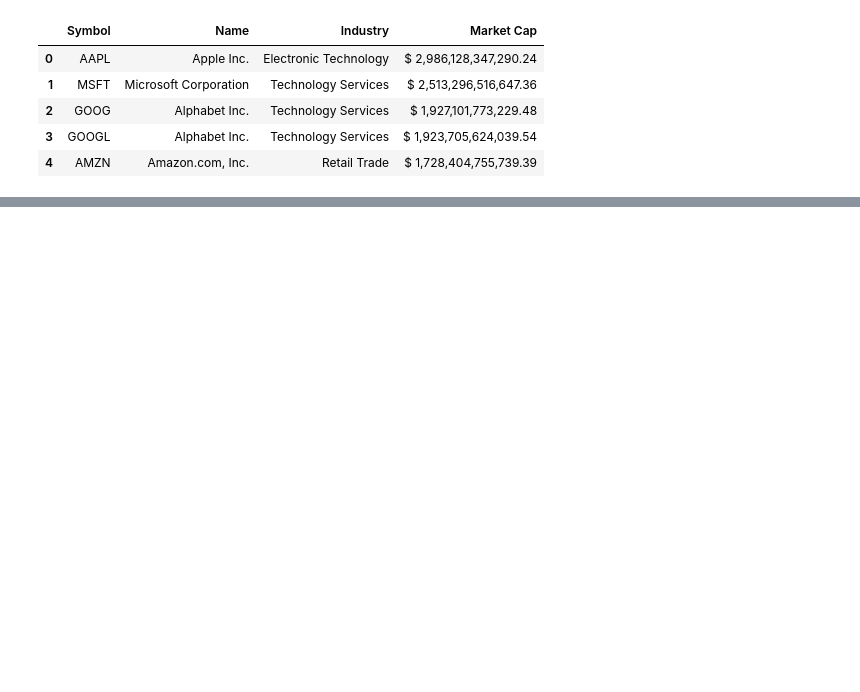
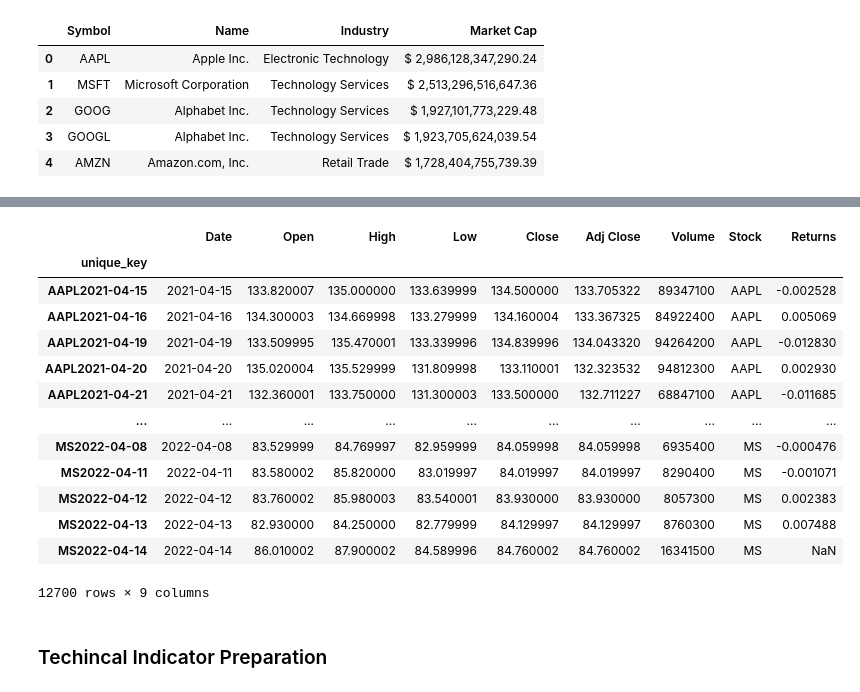
Before and after one commit to Dfranta1/NW_Fintech_Project3, a Jupyter notebook: Indicators.ipynb, the cells around one changed output, grey strips where cells are left out. Drawn from its saved outputs; the diff is of its cells as text; code cells hidden in the pictures; blank space fills up the shorter version.

```diff
--- a/Indicators.ipynb
+++ b/Indicators.ipynb
@@ -192,0 +71,6 @@ plt.plot(dom_cyc_phs)
+# %%
+# Create "Returns" column
+returns_df = pd.DataFrame()
+returns_df = pd.DataFrame(df_stock_data["Adj Close"].pct_change().shift(-1))
+returns_df = returns_df.rename(columns = {"Adj Close": "Returns"})
+returns_df
@@ -192,0 +92,20 @@ plt.plot(dom_cyc_phs)
+# %%
+df_stock_data = pd.concat([df_stock_data,returns_df],join = 'outer',axis = 1)
+df_stock_data
+# %% [output]
+|  | Date | Open | High | Low | Close | Adj Close | Volume | Stock | Returns |
+| unique_key |  |  |  |  |  |  |  |  |  |
+| AAPL2021-04-15 | 2021-04-15 | 133.820007 | 135.000000 | 133.639999 | 134.500000 | 133.705322 | 89347100 | AAPL | -0.002528 |
+| AAPL2021-04-16 | 2021-04-16 | 134.300003 | 134.669998 | 133.279999 | 134.160004 | 133.367325 | 84922400 | AAPL | 0.005069 |
+| AAPL2021-04-19 | 2021-04-19 | 133.509995 | 135.470001 | 133.339996 | 134.839996 | 134.043320 | 94264200 | AAPL | -0.012830 |
+| AAPL2021-04-20 | 2021-04-20 | 135.020004 | 135.529999 | 131.809998 | 133.110001 | 132.323532 | 94812300 | AAPL | 0.002930 |
+| AAPL2021-04-21 | 2021-04-21 | 132.360001 | 133.750000 | 131.300003 | 133.500000 | 132.711227 | 68847100 | AAPL | -0.011685 |
+| ... | ... | ... | ... | ... | ... | ... | ... | ... | ... |
+| MS2022-04-08 | 2022-04-08 | 83.529999 | 84.769997 | 82.959999 | 84.059998 | 84.059998 | 6935400 | MS | -0.000476 |
+| MS2022-04-11 | 2022-04-11 | 83.580002 | 85.820000 | 83.019997 | 84.019997 | 84.019997 | 8290400 | MS | -0.001071 |
+| MS2022-04-12 | 2022-04-12 | 83.760002 | 85.980003 | 83.540001 | 83.930000 | 83.930000 | 8057300 | MS | 0.002383 |
+| MS2022-04-13 | 2022-04-13 | 82.930000 | 84.250000 | 82.779999 | 84.129997 | 84.129997 | 8760300 | MS | 0.007488 |
+| MS2022-04-14 | 2022-04-14 | 86.010002 | 87.900002 | 84.589996 | 84.760002 | 84.760002 | 16341500 | MS | NaN |
+12700 rows × 9 columns
+# %% [markdown]
+### Techincal Indicator Preparation
```
Also changed, not shown: parts of 24 cells of this notebook, 16 other files.
